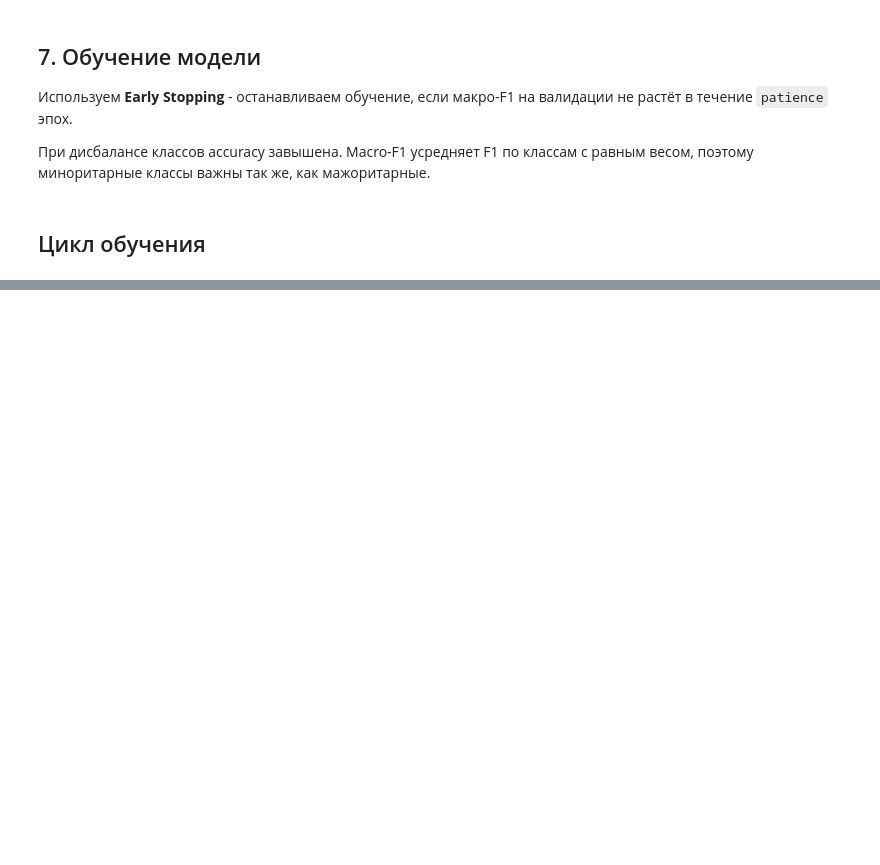
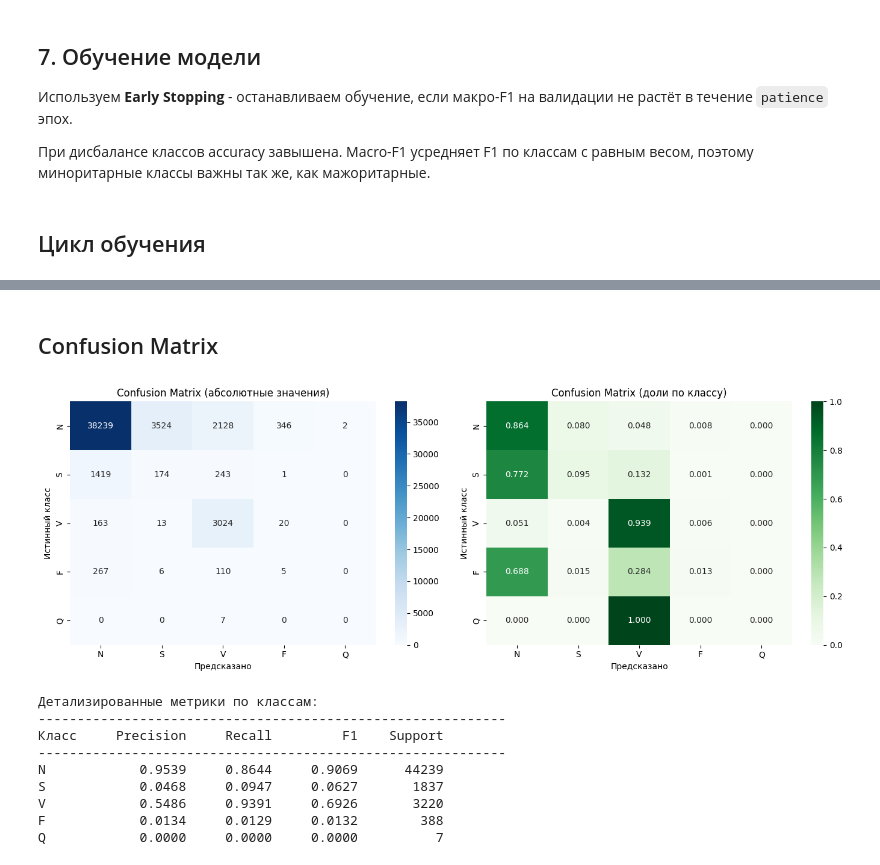
Before and after one commit to Korenchenkov/ECG_Beat_Classification, a Jupyter notebook: BuildingModel.ipynb, the cells around one changed output, grey strips where cells are left out. Drawn from its saved outputs; the diff is of its cells as text; code cells hidden in the pictures; blank space fills up the shorter version.

```diff
--- a/BuildingModel.ipynb
+++ b/BuildingModel.ipynb
@@ -507,0 +594,49 @@ print(f'✓ Модель сохранена в {BEST_MODEL_PATH}')
+# %% [markdown]
+## Confusion Matrix
+# %%
+cm = confusion_matrix(test_labels, test_preds)
+
+fig, axes = plt.subplots(1, 2, figsize=(14, 5))
+
+# Абсолютные значения
+sns.heatmap(cm, annot=True, fmt='d', cmap='Blues',
+            xticklabels=CLASS_NAMES, yticklabels=CLASS_NAMES,
+            ax=axes[0], cbar=True)
+axes[0].set_xlabel('Предсказано')
+axes[0].set_ylabel('Истинный класс')
+axes[0].set_title('Confusion Matrix (абсолютные значения)')
+
+# Нормализованная по строкам (доля правильных в классе)
+cm_norm = cm.astype(float) / cm.sum(axis=1, keepdims=True)
+sns.heatmap(cm_norm, annot=True, fmt='.3f', cmap='Greens',
+            xticklabels=CLASS_NAMES, yticklabels=CLASS_NAMES,
+            ax=axes[1], cbar=True, vmin=0, vmax=1)
+axes[1].set_xlabel('Предсказано')
+axes[1].set_ylabel('Истинный класс')
+axes[1].set_title('Confusion Matrix (доли по классу)')
+
+plt.tight_layout()
+plt.show()
+
+# Метрики по каждому классу
+print('\nДетализированные метрики по классам:')
+print('-' * 60)
+print(f'{"Класс":<8} {"Precision":>10} {"Recall":>10} {"F1":>10} {"Support":>10}')
+print('-' * 60)
+for i, name in enumerate(CLASS_NAMES):
+    p = precision_score(test_labels, test_preds, labels=[i], average='macro', zero_division=0)
+    r = recall_score(test_labels, test_preds, labels=[i], average='macro', zero_division=0)
+    f = f1_score(test_labels, test_preds, labels=[i], average='macro', zero_division=0)
+    s = int(np.sum(test_labels == i))
+    print(f'{name:<8} {p:>10.4f} {r:>10.4f} {f:>10.4f} {s:>10}')
+# %% [output]
+[figure, added]
+Детализированные метрики по классам:
+------------------------------------------------------------
+Класс     Precision     Recall         F1    Support
+------------------------------------------------------------
+N            0.9539     0.8644     0.9069      44239
+S            0.0468     0.0947     0.0627       1837
+V            0.5486     0.9391     0.6926       3220
+F            0.0134     0.0129     0.0132        388
+Q            0.0000     0.0000     0.0000          7
```
Also changed, not shown: parts of 12 cells of this notebook, 1 other file.
